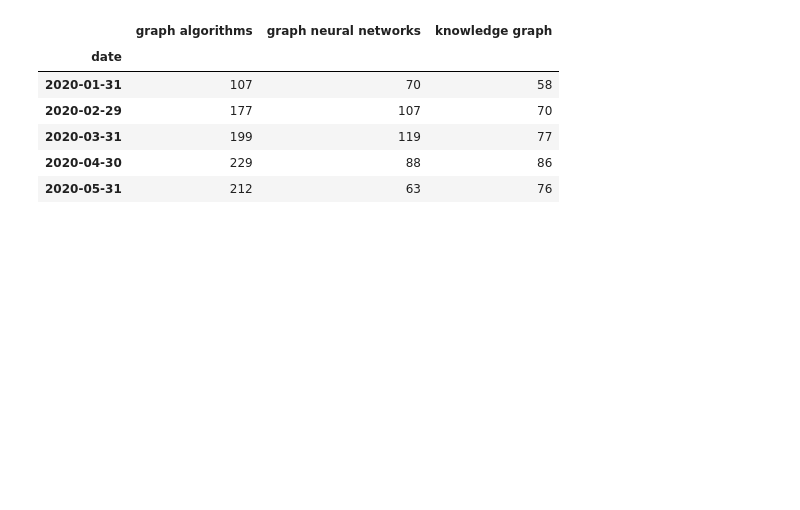
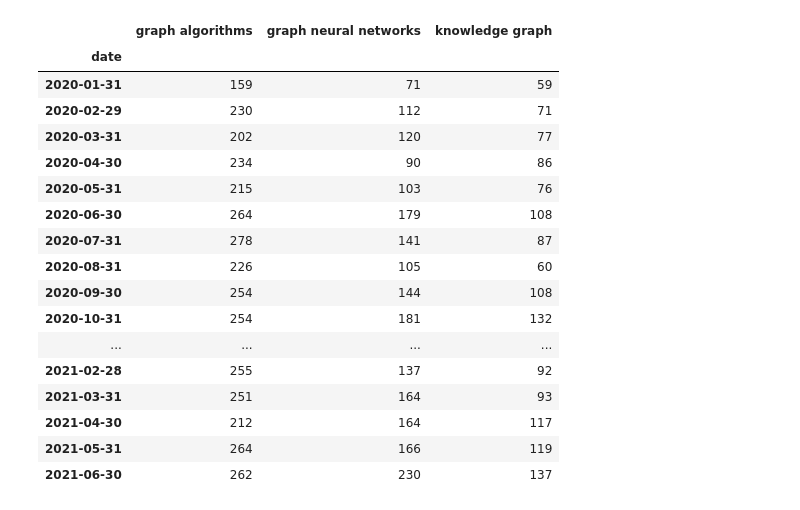
Before and after one commit to DerwenAI/arxiv-trends, a Jupyter notebook: arxiv.ipynb, the cells around one changed output. Saved outputs shown, nothing was run; the diff lists cells and outputs as text; code cells hidden in the pictures; blank space fills up the shorter version.

```diff
--- a/arxiv.ipynb
+++ b/arxiv.ipynb
@@ -16,18 +16,32 @@ for query in sorted(set(df["topic"])):
 # %%
 df_full = pd.concat(df_list, axis=1, join="inner").reindex(df_samp.index).fillna(0)
 
 # delete min value as an outlier
 df_full = df_full.iloc[1: , :]
 
-df_full.head()
+# drop last row – to let arXiv settle
+df_full.drop(df_full.tail(1).index, inplace=True)
+
+df_full
 # %% [output]
 |  | graph algorithms | graph neural networks | knowledge graph |
 | date |  |  |  |
-| 2020-01-31 | 107 | 70 | 58 |
-| 2020-02-29 | 177 | 107 | 70 |
-| 2020-03-31 | 199 | 119 | 77 |
-| 2020-04-30 | 229 | 88 | 86 |
-| 2020-05-31 | 212 | 63 | 76 |
+| 2020-01-31 | 159 | 71 | 59 |
+| 2020-02-29 | 230 | 112 | 71 |
+| 2020-03-31 | 202 | 120 | 77 |
+| 2020-04-30 | 234 | 90 | 86 |
+| 2020-05-31 | 215 | 103 | 76 |
+| 2020-06-30 | 264 | 179 | 108 |
+| 2020-07-31 | 278 | 141 | 87 |
+| 2020-08-31 | 226 | 105 | 60 |
+| 2020-09-30 | 254 | 144 | 108 |
+| 2020-10-31 | 254 | 181 | 132 |
+| ... | ... | ... | ... |
+| 2021-02-28 | 255 | 137 | 92 |
+| 2021-03-31 | 251 | 164 | 93 |
+| 2021-04-30 | 212 | 164 | 117 |
+| 2021-05-31 | 264 | 166 | 119 |
+| 2021-06-30 | 262 | 230 | 137 |
 # %%
 plot = df_full.plot(
     subplots=True,
```
Also changed, not shown: parts of 1 cell of this notebook, 4 other files.
